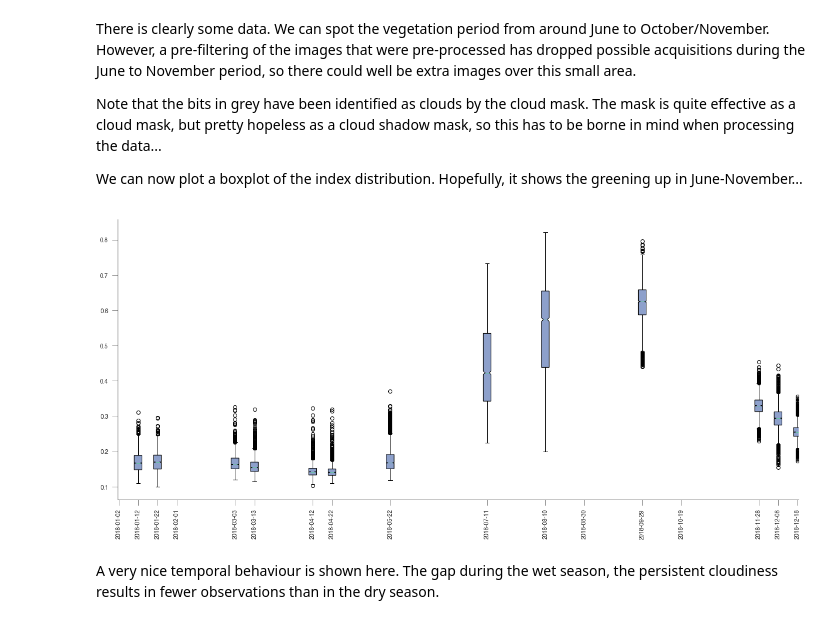
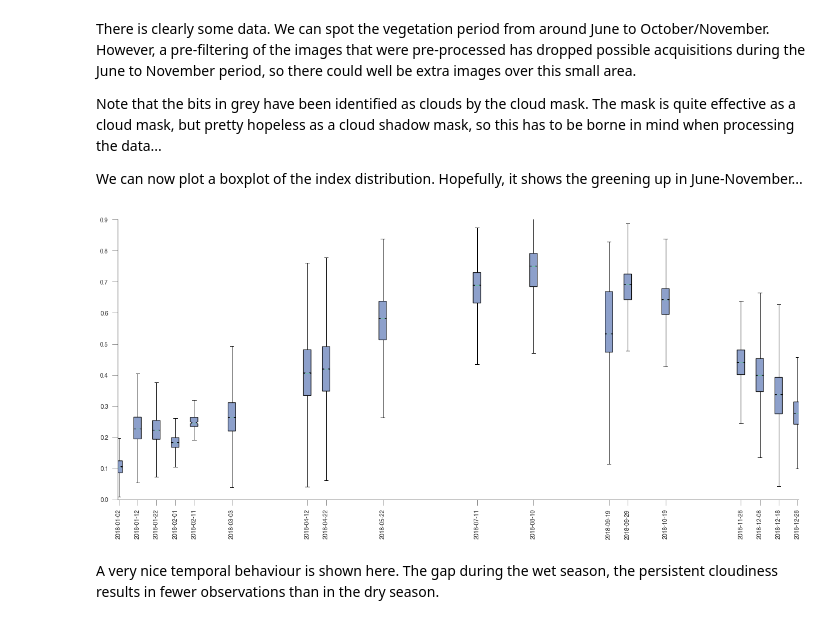
Before and after one commit to jgomezdans/demo_ghana, a Jupyter notebook: examine_data.ipynb, the cells around one changed output. Cells and saved outputs as stored; diff of their text form; code cells hidden in the pictures.

```diff
--- a/examine_data.ipynb
+++ b/examine_data.ipynb
@@ -53,0 +79,3 @@ analysis_data = ds.extract_band(["B04", "B08"], roi=roi)
+# %%
+json.dump(feature_collection, open("selected_feature.geojson", 'w'))
+analysis_data = ds.extract_band(["B04", "B08"], roi="selected_feature.geojson")
@@ -64,7 +94,11 @@ The progress bar aboe can be quite slow. As there are 50 acquisitions in the dat
 
 Let's plot a time series...
 # %%
-fig, axs = plt.subplots(nrows=3, ncols=6, sharex=True, sharey=True, figsize=(16,10))
+# Work out the number of rows/cols as this changes due to cloudiness and orbit
+nr = int(np.sqrt(len(ndvi)))
+nc = int(len(ndvi)/nr) + 1
+
+fig, axs = plt.subplots(nrows=nr, ncols=nc, sharex=True, sharey=True, figsize=(16,10))
 axs = axs.flatten()
 cmap = plt.cm.viridis
 cmap.set_bad("0.6")
@@ -74,7 +108,8 @@ for ii, (k,v) in enumerate(ndvi.items()):
     axs[ii].set_title(k.strftime("%d %b %Y"))
     axs[ii].set_xticks([])
     axs[ii].set_yticks([])
-axs[-1].set_visible(False)
+[axs[i].set_visible(False) for i in range(ii, nr*nc)]
+
 fig.colorbar(im, ax=axs.tolist(), orientation="horizontal", pad=0.1, aspect=80)
 # %% [output]
 <matplotlib.colorbar.Colorbar at 0x...>
@@ -88,23 +123,27 @@ We can now plot a boxplot of the index distribution. Hopefully, it shows the gre
 # %%
 data = []
 doys = []
 tx = []
 for ii, (k,v) in enumerate(ndvi.items()):
     tx.append(k)
     doys.append(int(k.strftime("%j")))
-    data.append(v.flatten())
+    v = v.flatten()
+    data.append(v[np.isfinite(v)])
+
 isort = np.argsort(tx)
+
 doys = [doys[i] for i in isort]
 tx = [tx[i] for i in isort]
 data = [data[i] for i in isort]
 plt.figure(figsize=(17,8))
-bp = plt.boxplot(data, positions=doys, notch=True, widths=4,
+bp = plt.boxplot(data, positions=doys, notch=True, whis=2, sym="", widths=4,
                  meanline=True, patch_artist=True, labels=tx)
 _ = plt.xticks(rotation="vertical")
 _ = [patch.set_facecolor("#8DA0CB") for patch in bp['boxes']]
+plt.ylim(0, 0.9)
 plt.tight_layout()
 # %% [output]
-[figure, old version]
+[figure, new version]
 # %% [markdown]
 A very nice temporal behaviour is shown here. The gap during the wet season, the persistent cloudiness results in fewer observations than in the dry season.
 # %% [markdown]
```
Also changed, not shown: parts of 8 cells of this notebook.
